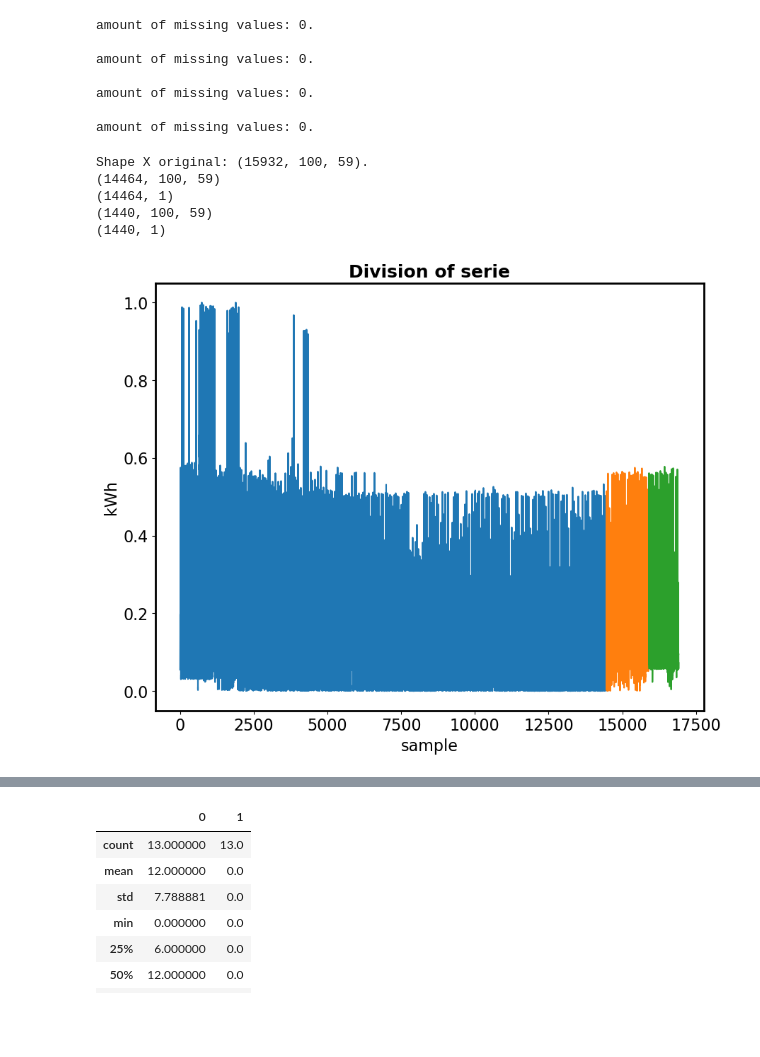
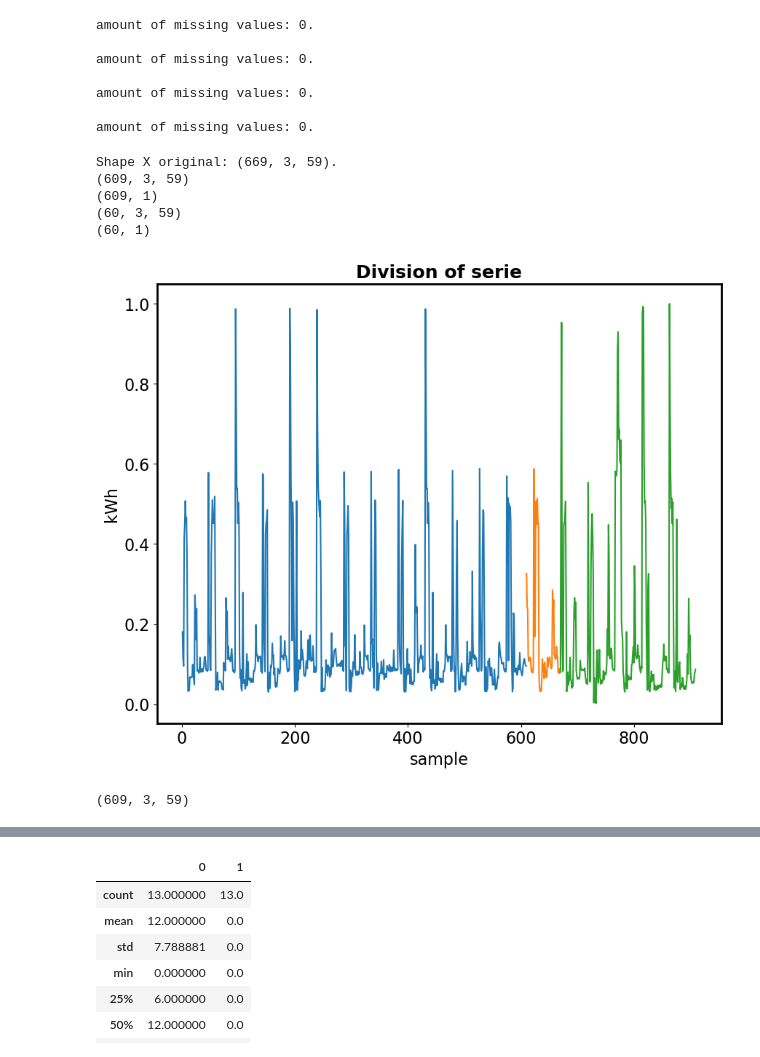
Before and after one commit to StijnStaring/TS_code, a Jupyter notebook: Forecasting/LSTM/vanilla_LSTM.ipynb, the cells around one changed output, grey strips where cells are left out. Drawn from its saved outputs; the diff is of its cells as text; code cells hidden in the pictures; blank space fills up the shorter version.

```diff
--- a/Forecasting/LSTM/vanilla_LSTM.ipynb
+++ b/Forecasting/LSTM/vanilla_LSTM.ipynb
@@ -49,7 +49,7 @@ av_temperature = av_temperature.transpose()
 av_temperature.index = pd.to_datetime(av_temperature.index)
 # %%
 time_serie1 = time_serie(fullYeardata[fullYeardata.columns[1]], av_temperature)
-setting1 = forecast_setting(units_LSTM = 20, layers_LSTM = 2, units_DENSE = 20, layers_DENSE= 2, patience = 3, shuffle = False, lag_value = 100, nb_epoch = 100, batch_size_para = 32, repeat = 10, activation = 'tanh', learning_rate = 0.001, dropout_LSTM = 0.0, recurrent_dropout_LSTM = 0.0, kernel_regularizer_LSTM = 0.01, recurrent_regularizer_LSTM = None, bais_regularizer_LSTM = None, activity_regularizer_LSTM = None, dropout_DENSE = 0, kernel_regularizer_DENSE = None, bais_regularizer_DENSE = None, activity_regularizer_DENSE = None)
+setting1 = forecast_setting(units_LSTM = 5, layers_LSTM = 2, units_DENSE = 5, layers_DENSE= 1, patience = 3, shuffle = False, lag_value = 3, nb_epoch = 100, batch_size_para = 16, repeat = 10, activation = 'relu', learning_rate = 0.001, dropout_LSTM = 0.0, recurrent_dropout_LSTM = 0.0, kernel_regularizer_LSTM = None, recurrent_regularizer_LSTM = None, bais_regularizer_LSTM = None, activity_regularizer_LSTM = None, dropout_DENSE = 0, kernel_regularizer_DENSE = None, bais_regularizer_DENSE = None, activity_regularizer_DENSE = None)
 # setting1 = forecast_setting(units_LSTM = 10, layers_LSTM=1, units_DENSE = 5, layers_DENSE= 1, patience = 5, shuffle = False, lag_value = 3, nb_epoch = 150, batch_size_para = 32, repeat = 10, activation = 'tanh', kernel_regularizer_DENSE= 0.01)
 # %% [output]
 amount of missing values: 0.
@@ -60,28 +60,32 @@ amount of missing values: 0.
 
 amount of missing values: 0.
 # %%
-X,y = input_output_LSTM(time_serie1.training_true, time_serie1.temperature_norm, setting1.lag_value)
+X,y = input_output_LSTM(time_serie1.training, time_serie1.temperature_norm, setting1.lag_value)
 print("Shape X original: %s."%(X.shape,))
-((X,y),(X_val,y_val)) = generate_training_validation_division(X,y,setting1.batch_size_parameter,0.91018)
+((X,y),(X_val,y_val)) = generate_training_validation_division(X,y,1,0.91018)
 
 print(X.shape)
 print(y.shape)
 print(X_val.shape)
 print(y_val.shape)
 
 axis1 = figure_layout(titel="Division of serie", xlabel="sample", ylabel="kWh")
 axis1.plot(np.arange(1,len(y)+1),y.squeeze())
 axis1.plot(np.arange(len(y)+1, len(y)+len(y_val)+1),y_val.squeeze())
-axis1.plot(np.arange(len(y)+len(y_val)+1,len(y)+len(y_val)+1+len(time_serie1.test_true)), time_serie1.test_true)
+axis1.plot(np.arange(len(y)+len(y_val)+1,len(y)+len(y_val)+1+len(time_serie1.test)), time_serie1.test)
 
 path = "Vanilla_LSTM_figures/"
 fname = path+"division_data" + ".png"
 plt.savefig(fname, dpi=300, facecolor='w', edgecolor='w', orientation='portrait', format=None,
             transparent=False, bbox_inches='tight', pad_inches=0.1, metadata=None)
 # %% [output]
-Shape X original: (15932, 100, 59).
-(14464, 100, 59)
-(14464, 1)
-(1440, 100, 59)
-(1440, 1)
+Shape X original: (669, 3, 59).
+(609, 3, 59)
+(609, 1)
+(60, 3, 59)
+(60, 1)
-[figure, old version]
+[figure, new version]
+# %%
+X.shape
+# %% [output]
+(609, 3, 59)
```
Also changed, not shown: parts of 7 cells of this notebook, 7 other files.
